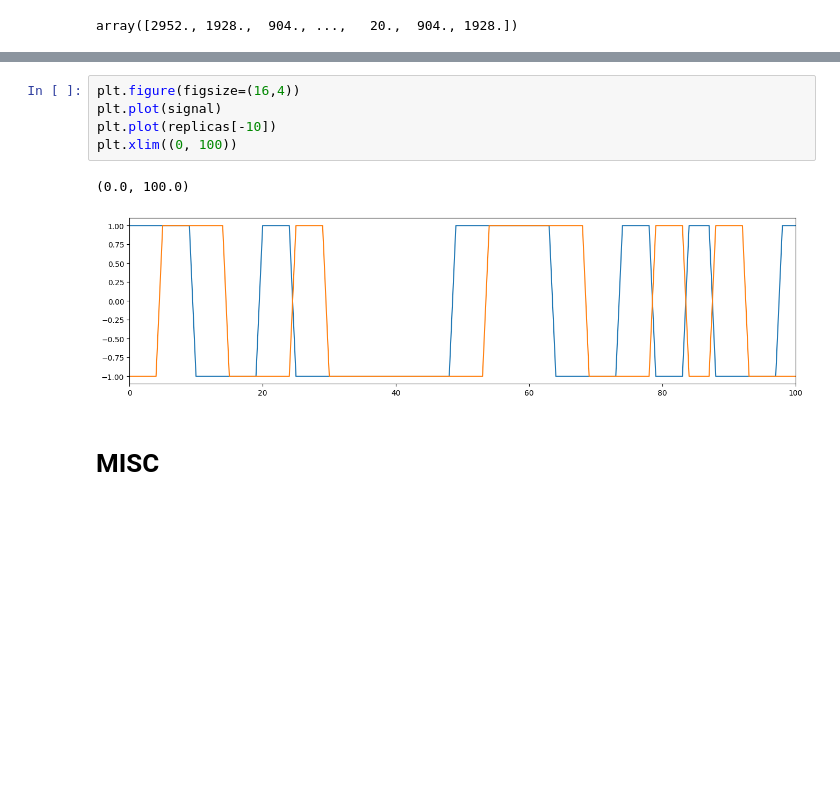
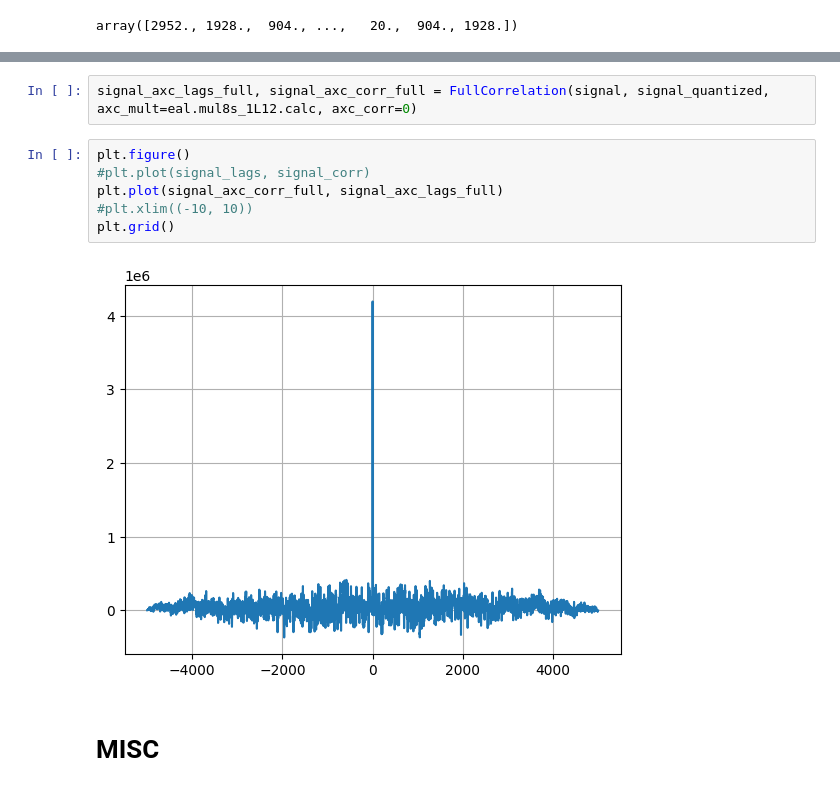
Before and after one commit to agrenier-gnss/axcgnss, a Jupyter notebook: signal_theory.ipynb, the cells around one changed output, grey strips where cells are left out. Drawn from its saved outputs; the diff is of its cells as text; blank space fills up the shorter version.

```diff
--- a/signal_theory.ipynb
+++ b/signal_theory.ipynb
@@ -222,11 +230,13 @@ AxC      : 7.10312
+# %%
+signal_axc_lags_full, signal_axc_corr_full = FullCorrelation(signal, signal_quantized, axc_mult=eal.mul8s_1L12.calc, axc_corr=0)
 # %%
-plt.figure(figsize=(16,4))
-plt.plot(signal)
-plt.plot(replicas[-10])
-plt.xlim((0, 100))
+plt.figure()
+#plt.plot(signal_lags, signal_corr)
+plt.plot(signal_axc_corr_full, signal_axc_lags_full)
+#plt.xlim((-10, 10))
+plt.grid()
 # %% [output]
-(0.0, 100.0)
-[figure, old version]
+[figure, new version]
 # %% [markdown]
 # MISC
 # %% [markdown]
```
Also changed, not shown: parts of 13 cells of this notebook, 7 other files.
